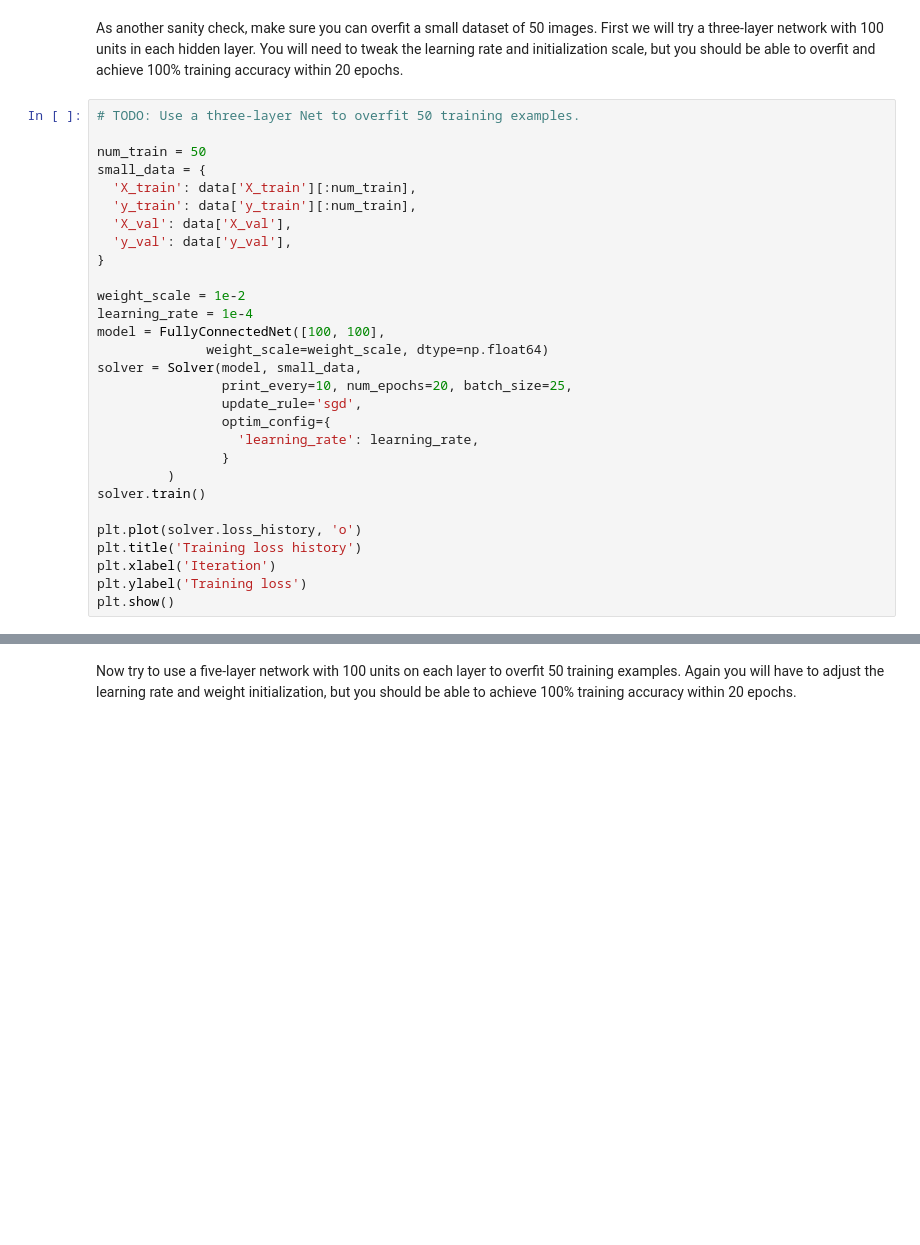
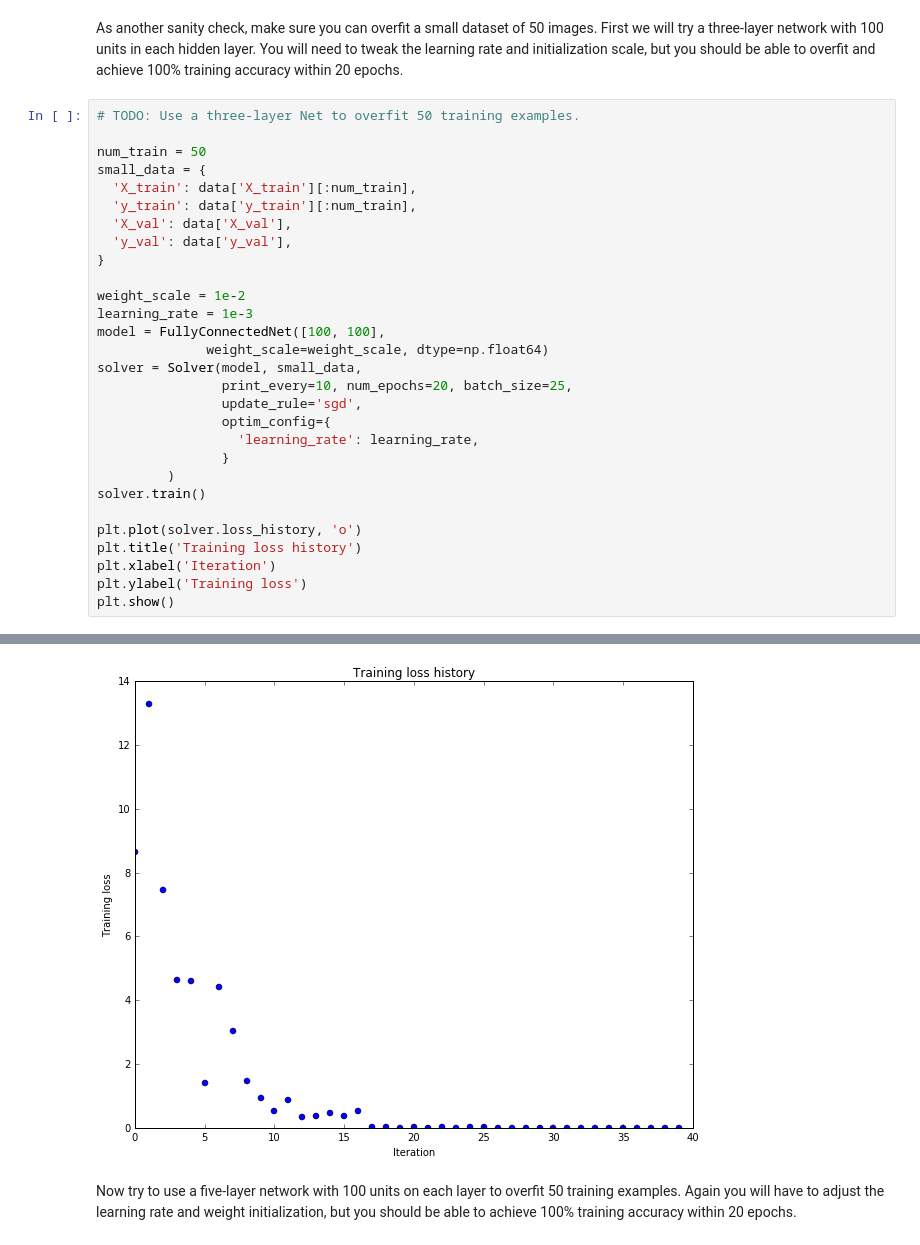
Before and after one commit to climberwb/cs231_assignements, a Jupyter notebook: assignment2/FullyConnectedNets.ipynb, the cells around one changed output, grey strips where cells are left out. Cells and saved outputs as stored; diff of their text form; blank space fills up the shorter version.

Commit message:
modified fullyconnected classifier and found weight_scale/learning_rates for different layers

```diff
--- a/assignment2/FullyConnectedNets.ipynb
+++ b/assignment2/FullyConnectedNets.ipynb
@@ -438,7 +431,7 @@ small_data = {
 }
 
 weight_scale = 1e-2
-learning_rate = 1e-4
+learning_rate = 1e-3
 model = FullyConnectedNet([100, 100],
               weight_scale=weight_scale, dtype=np.float64)
 solver = Solver(model, small_data,
@@ -455,3 +448,4 @@ plt.title('Training loss history')
 plt.xlabel('Iteration')
 plt.ylabel('Training loss')
 plt.show()
+# %% [output]
@@ -458,3 +469,4 @@ plt.show()
+[figure, added]
 # %% [markdown]
 Now try to use a five-layer network with 100 units on each layer to overfit 50 training examples. Again you will have to adjust the learning rate and weight initialization, but you should be able to achieve 100% training accuracy within 20 epochs.
 # %%
```
Also changed, not shown: parts of 3 cells of this notebook, 1 other file.
